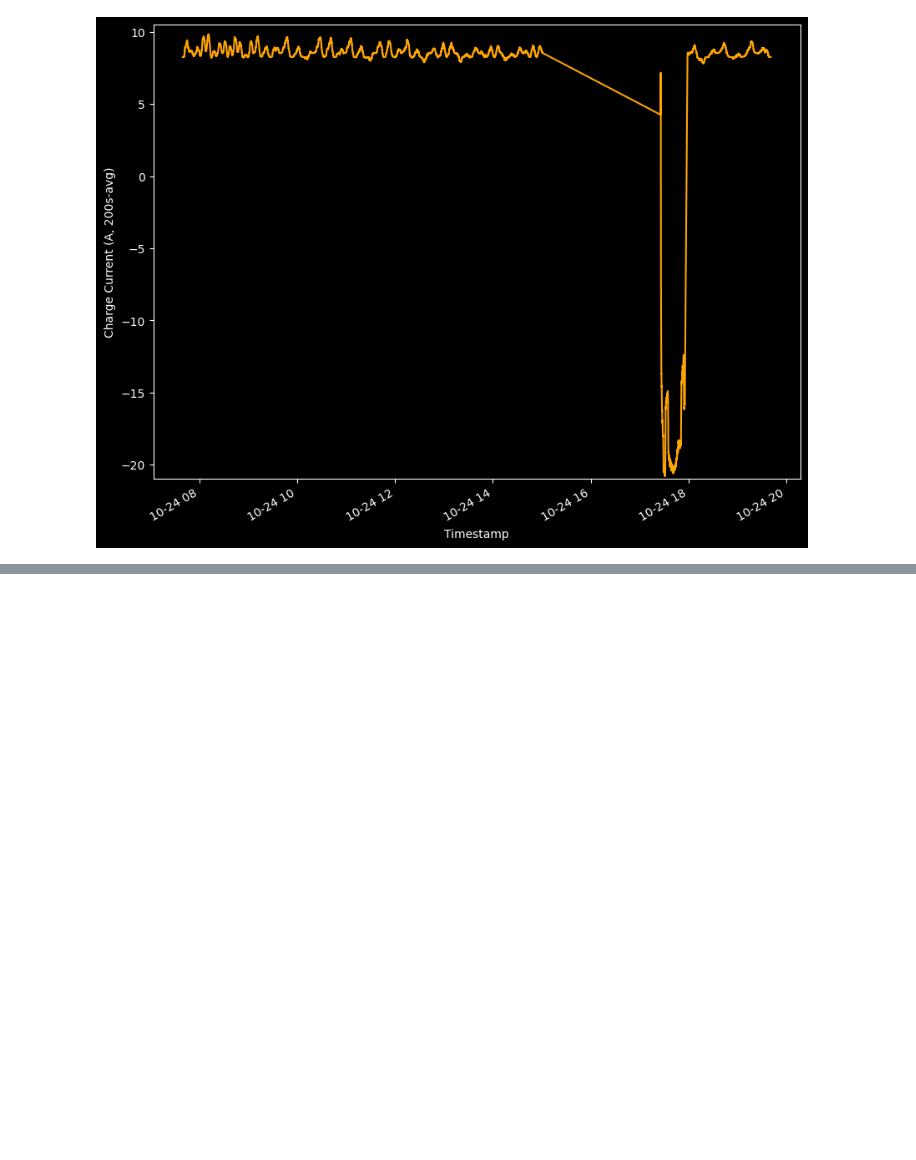
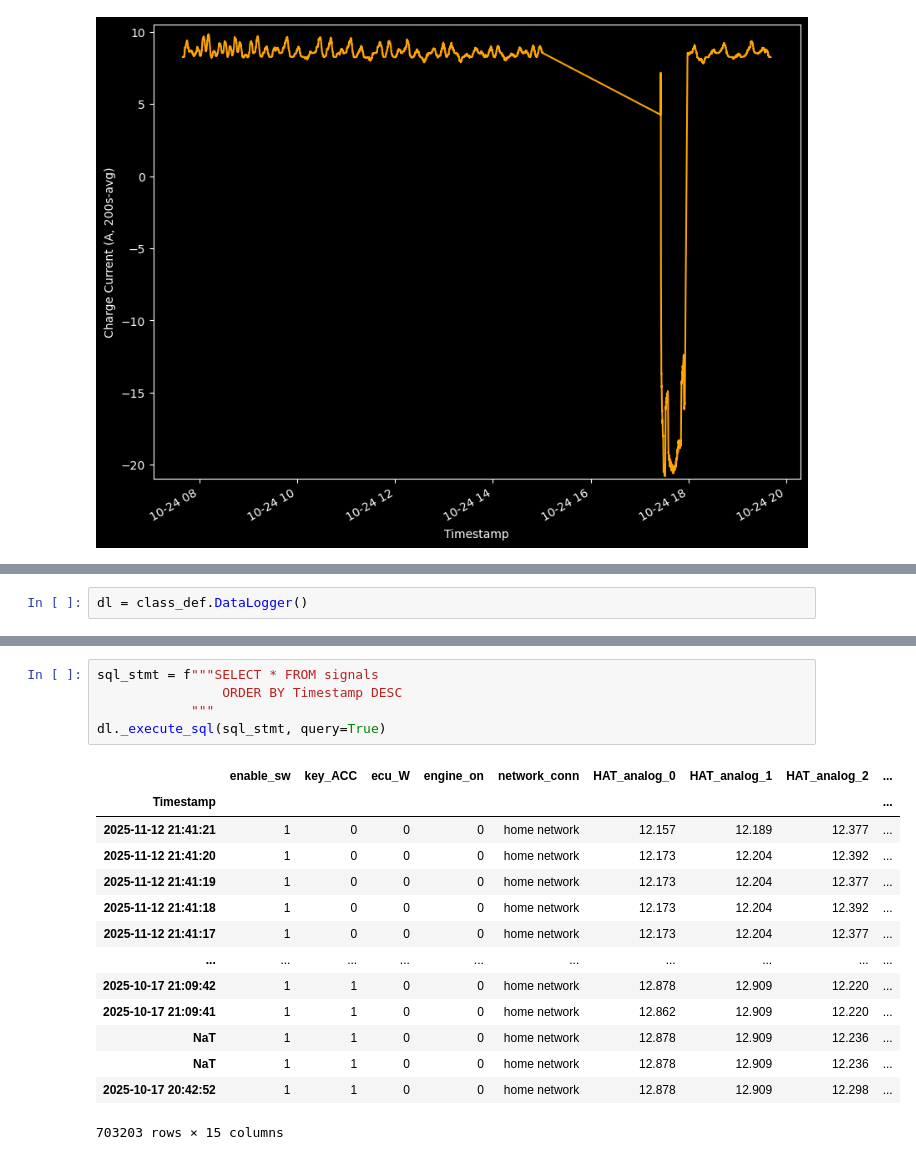
Before and after one commit to jbowen102/vehicle_aux_battery_control, a Jupyter notebook: datalogging.ipynb, the cells around one changed output, grey strips where cells are left out. Cells and saved outputs as stored; diff of their text form; blank space fills up the shorter version.

```diff
--- a/datalogging.ipynb
+++ b/datalogging.ipynb
@@ -303,0 +307,2 @@ charging_current.rolling(dt.timedelta(seconds=window_size_seconds)).mean().plot(
+# %%
+dl = class_def.DataLogger()
@@ -303,0 +338,20 @@ charging_current.rolling(dt.timedelta(seconds=window_size_seconds)).mean().plot(
+# %%
+sql_stmt = f"""SELECT * FROM signals
+                ORDER BY Timestamp DESC
+            """
+dl._execute_sql(sql_stmt, query=True)
+# %% [output]
+|  | enable_sw | key_ACC | ecu_W | engine_on | network_conn | HAT_analog_0 | HAT_analog_1 | HAT_analog_2 | ... |
+| Timestamp |  |  |  |  |  |  |  |  | ... |
+| 2025-11-12 21:41:21 | 1 | 0 | 0 | 0 | home network | 12.157 | 12.189 | 12.377 | ... |
+| 2025-11-12 21:41:20 | 1 | 0 | 0 | 0 | home network | 12.173 | 12.204 | 12.392 | ... |
+| 2025-11-12 21:41:19 | 1 | 0 | 0 | 0 | home network | 12.173 | 12.204 | 12.377 | ... |
+| 2025-11-12 21:41:18 | 1 | 0 | 0 | 0 | home network | 12.173 | 12.204 | 12.392 | ... |
+| 2025-11-12 21:41:17 | 1 | 0 | 0 | 0 | home network | 12.173 | 12.204 | 12.377 | ... |
+| ... | ... | ... | ... | ... | ... | ... | ... | ... | ... |
+| 2025-10-17 21:09:42 | 1 | 1 | 0 | 0 | home network | 12.878 | 12.909 | 12.220 | ... |
+| 2025-10-17 21:09:41 | 1 | 1 | 0 | 0 | home network | 12.862 | 12.909 | 12.220 | ... |
+| NaT | 1 | 1 | 0 | 0 | home network | 12.878 | 12.909 | 12.236 | ... |
+| NaT | 1 | 1 | 0 | 0 | home network | 12.878 | 12.909 | 12.236 | ... |
+| 2025-10-17 20:42:52 | 1 | 1 | 0 | 0 | home network | 12.878 | 12.909 | 12.298 | ... |
+703203 rows × 15 columns
```
Also changed, not shown: parts of 3 cells of this notebook, 1 other file.
